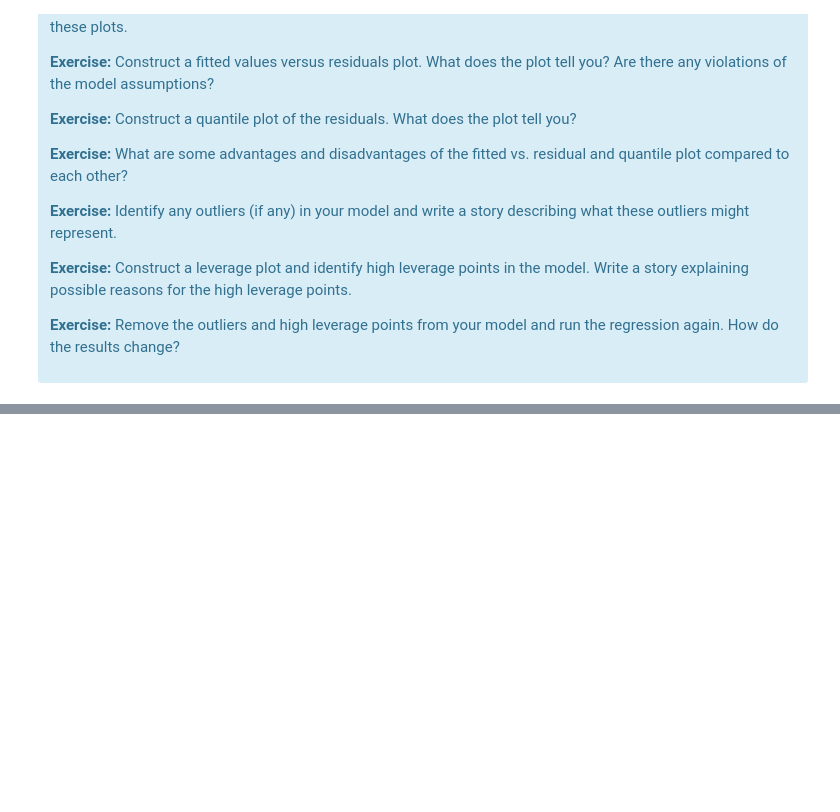
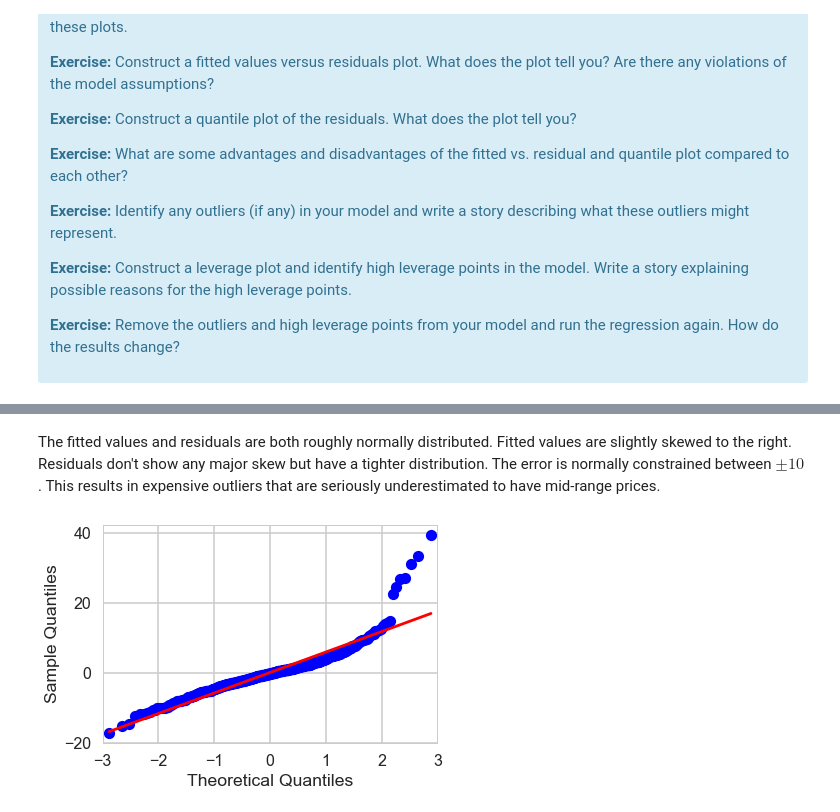
Before and after one commit to schmitzmelissa/Springboard-Mini-Projects, a Jupyter notebook: linear_regression/Mini_Project_Linear_Regression.ipynb, the cells around one changed output, grey strips where cells are left out. Saved outputs shown, nothing was run; the diff lists cells and outputs as text; code cells hidden in the pictures; blank space fills up the shorter version.

```diff
--- a/linear_regression/Mini_Project_Linear_Regression.ipynb
+++ b/linear_regression/Mini_Project_Linear_Regression.ipynb
@@ -1016,0 +1025,8 @@ There are some other issues that are important investigate with linear regressio
+# %% [markdown]
+The fitted values and residuals are both roughly normally distributed. Fitted values are slightly skewed to the right. Residuals don't show any major skew but have a tighter distribution. The error is normally constrained between $\pm10$. This results in expensive outliers that are seriously underestimated to have mid-range prices.
+# %%
+# Construct a quantile plot of the residuals. What does the plot tell you?
+sm.qqplot(lm3_ols.resid, line='s')
+plt.show()
+# %% [output]
+[figure, added]
```
Also changed, not shown: parts of 10 cells of this notebook.
